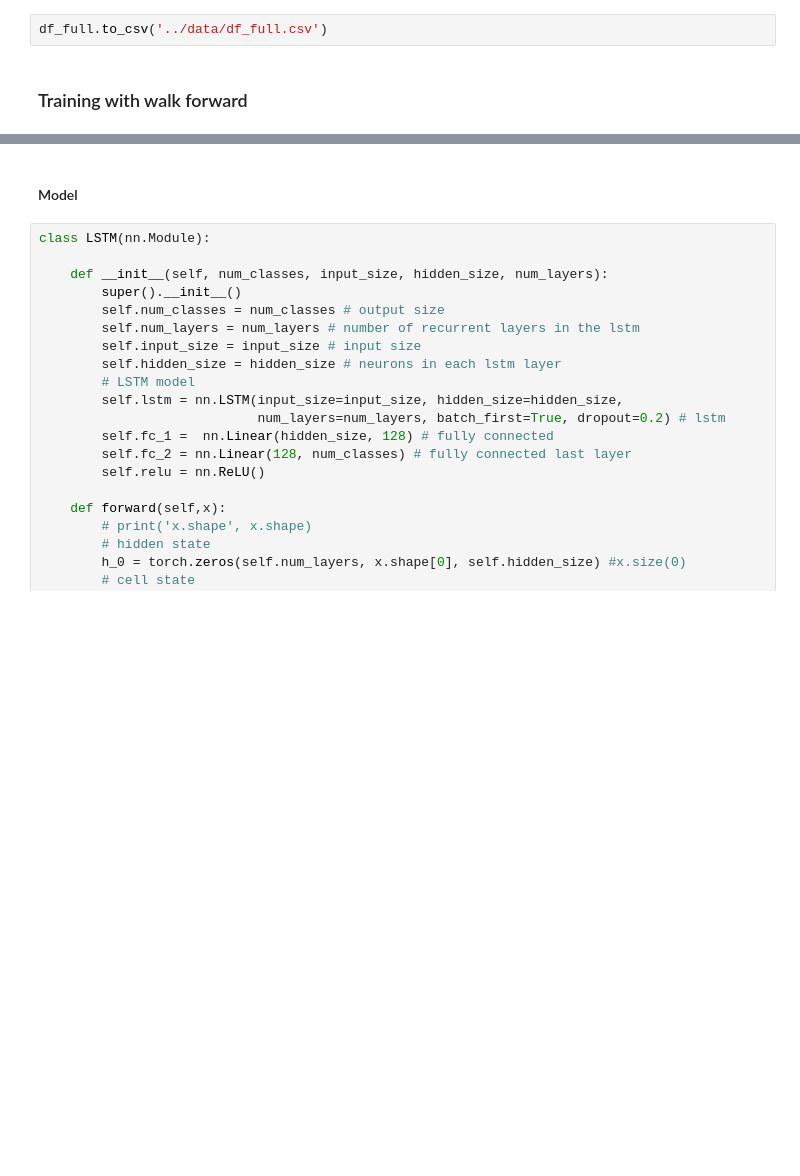
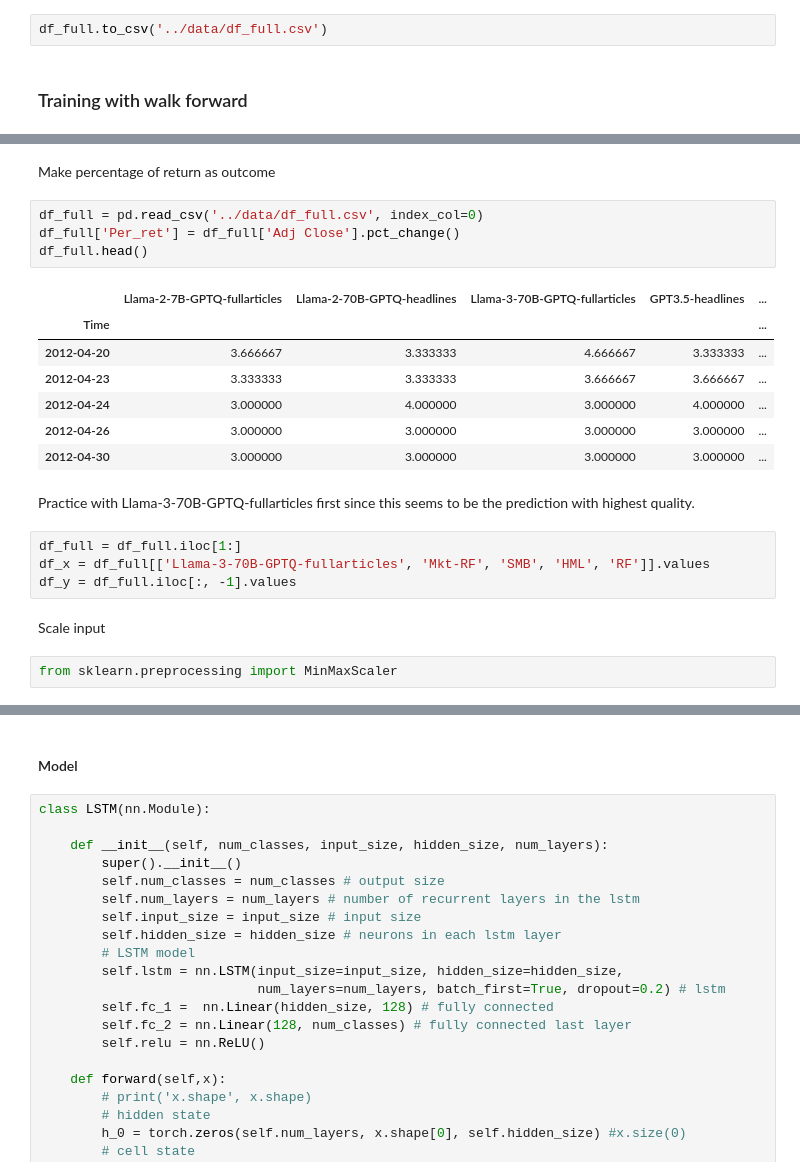
Before and after one commit to gregiberri/llm_financial_sentiment_analysis, a Jupyter notebook: notebooks/7_stock_prediction.ipynb, the cells around one changed output, grey strips where cells are left out. Saved outputs shown, nothing was run; the diff lists cells and outputs as text; blank space fills up the shorter version.

```diff
--- a/notebooks/7_stock_prediction.ipynb
+++ b/notebooks/7_stock_prediction.ipynb
@@ -447,0 +444,24 @@ df_full.to_csv('../data/df_full.csv')
+# %% [markdown]
+Make percentage of return as outcome
+# %%
+df_full = pd.read_csv('../data/df_full.csv', index_col=0)
+df_full['Per_ret'] = df_full['Adj Close'].pct_change()
+df_full.head()
+# %% [output]
+|  | Llama-2-7B-GPTQ-fullarticles | Llama-2-70B-GPTQ-headlines | Llama-3-70B-GPTQ-fullarticles | GPT3.5-headlines | ... |
+| Time |  |  |  |  | ... |
+| 2012-04-20 | 3.666667 | 3.333333 | 4.666667 | 3.333333 | ... |
+| 2012-04-23 | 3.333333 | 3.333333 | 3.666667 | 3.666667 | ... |
+| 2012-04-24 | 3.000000 | 4.000000 | 3.000000 | 4.000000 | ... |
+| 2012-04-26 | 3.000000 | 3.000000 | 3.000000 | 3.000000 | ... |
+| 2012-04-30 | 3.000000 | 3.000000 | 3.000000 | 3.000000 | ... |
+# %% [markdown]
+Practice with Llama-3-70B-GPTQ-fullarticles first since this seems to be the prediction with highest quality.
+# %%
+df_full = df_full.iloc[1:]
+df_x = df_full[['Llama-3-70B-GPTQ-fullarticles', 'Mkt-RF', 'SMB', 'HML', 'RF']].values
+df_y = df_full.iloc[:, -1].values
+# %% [markdown]
+Scale input
+# %%
+from sklearn.preprocessing import MinMaxScaler
```
Also changed, not shown: parts of 19 cells of this notebook.
